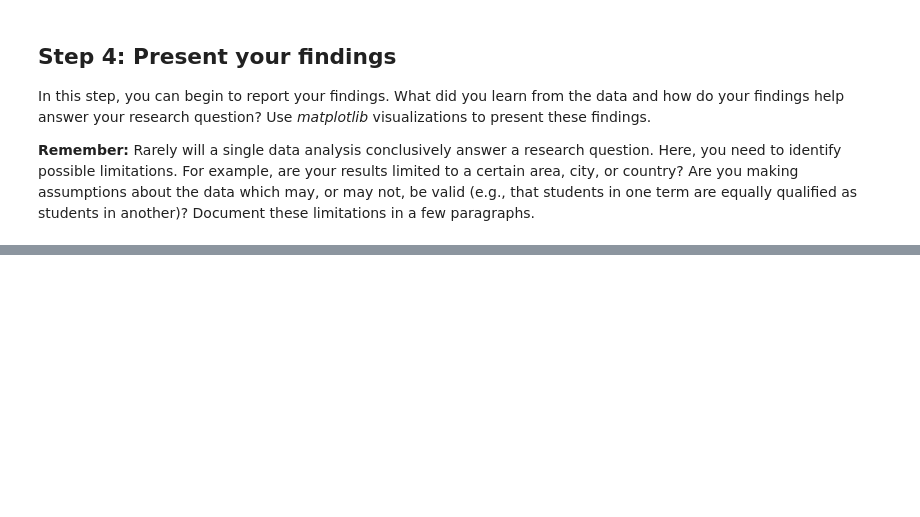
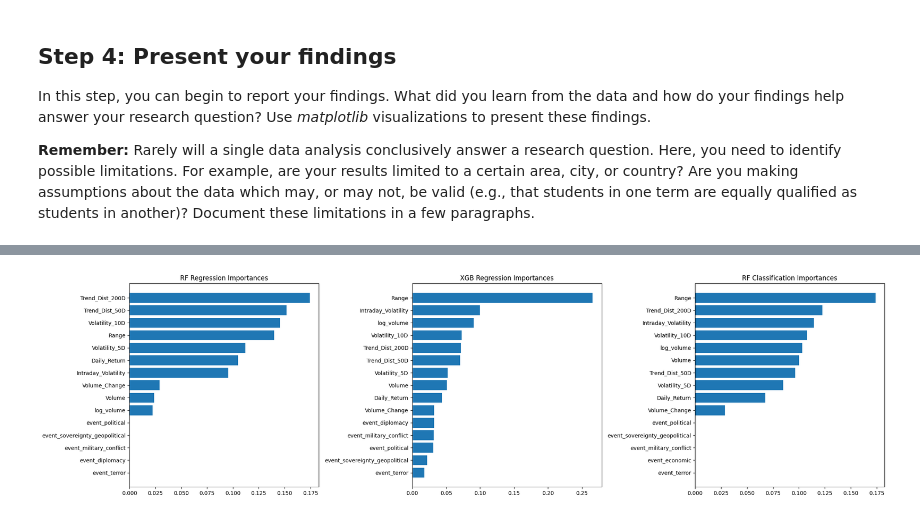
Before and after one commit to kiah-ucsd/DES200, a Jupyter notebook: FinalProject/Final Project_Fall2025.ipynb, the cells around one changed output, grey strips where cells are left out. Drawn from its saved outputs; the diff is of its cells as text; code cells hidden in the pictures; blank space fills up the shorter version.

```diff
--- a/FinalProject/Final Project_Fall2025.ipynb
+++ b/FinalProject/Final Project_Fall2025.ipynb
@@ -1249,0 +1352,25 @@ __Remember:__ Rarely will a single data analysis conclusively answer a research
+# %%
+fig, axes = plt.subplots(1, 3, figsize=(22, 6))
+
+# Random Forest Regression
+rf_importances = rf.feature_importances_
+rf_idx = np.argsort(rf_importances)[-15:]
+axes[0].barh(X_train.columns[rf_idx], rf_importances[rf_idx])
+axes[0].set_title("RF Regression Importances")
+
+# XGBoost
+xgb_importances = xgb.feature_importances_
+xgb_idx = np.argsort(xgb_importances)[-15:]
+axes[1].barh(X_train.columns[xgb_idx], xgb_importances[xgb_idx])
+axes[1].set_title("XGB Regression Importances")
+
+# RF Classification
+clf_importances = rf_clf.feature_importances_
+clf_idx = np.argsort(clf_importances)[-15:]
+axes[2].barh(X_train_c.columns[clf_idx], clf_importances[clf_idx])
+axes[2].set_title("RF Classification Importances")
+
+plt.tight_layout()
+plt.show()
+# %% [output]
+[figure, added]
```
Also changed, not shown: parts of 14 cells of this notebook.
